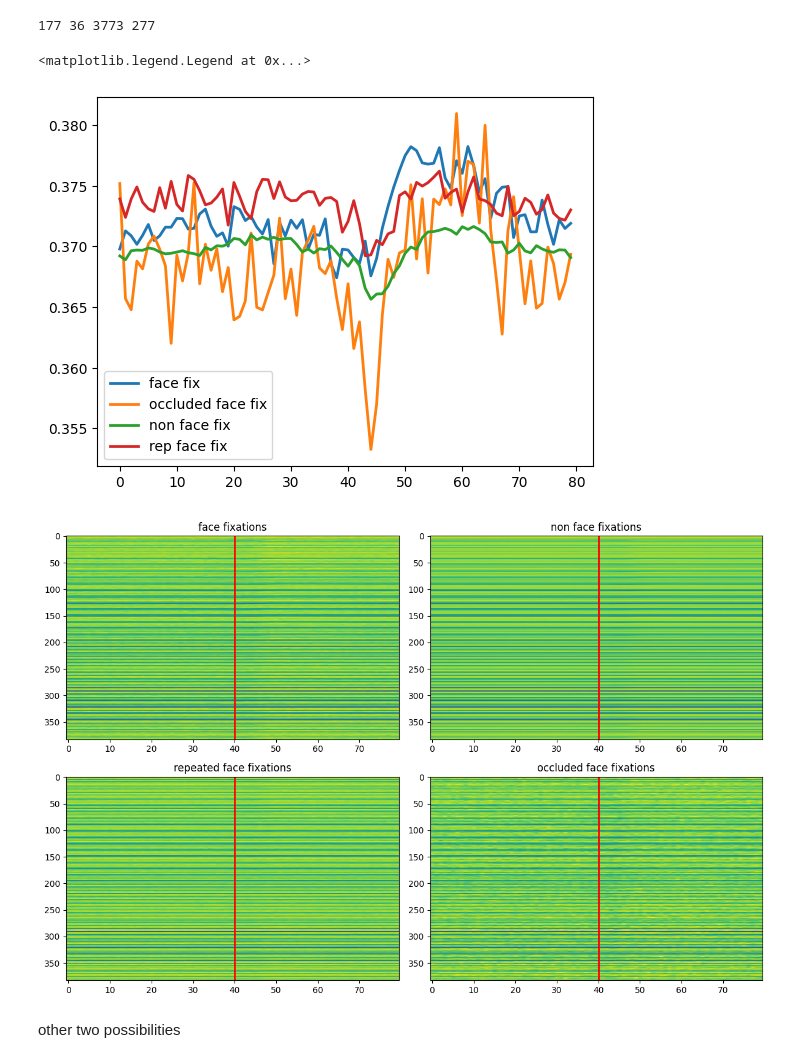
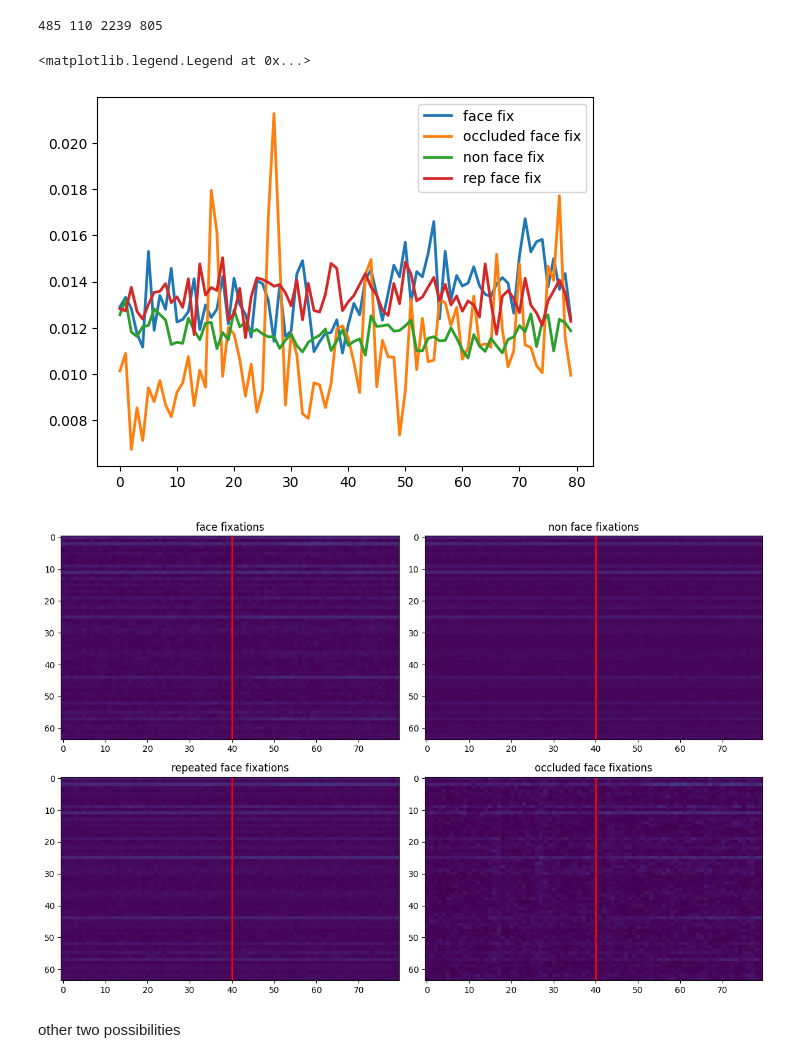
Before and after one commit to TizianoCausin01/temporal_context, a Jupyter notebook: python_scripts/scripts/face_responses_dev.ipynb, the cells around one changed output. Drawn from its saved outputs; the diff is of its cells as text; code cells hidden in the pictures.

```diff
--- a/python_scripts/scripts/face_responses_dev.ipynb
+++ b/python_scripts/scripts/face_responses_dev.ipynb
@@ -46,8 +46,8 @@ def plot_accuracy_response(title, st_idx, end_idx, acc_list, tot_face_fix, tot_n
     plt.tight_layout()
     plt.show()
 # %%
-monkey_name = "venus"
-npx = True
+monkey_name = "red"
+npx = False
 imec_n = 0
 resolution_Hz = 100
 foreperiod_len_timepts = 30
@@ -66,18 +66,18 @@ tot_face_fix, tot_occluded_face_fix, tot_non_face_fix, tot_rep_face_fix = face_f
 # %%
 print(tot_face_fix.shape[2], tot_occluded_face_fix.shape[2], tot_non_face_fix.shape[2], tot_rep_face_fix.shape[2])
 # %% [output]
-177 36 3773 277
+485 110 2239 805
 # %%
-st_idx = 100
-end_idx = 150
+st_idx = 20
+end_idx = 40
 plt.plot(np.mean(np.mean(tot_face_fix[st_idx:end_idx, :,:], axis=2), axis=0), linewidth=2)
 plt.plot(np.mean(np.mean(tot_occluded_face_fix[st_idx:end_idx, :,:], axis=2), axis=0), linewidth=2)
 plt.plot(np.mean(np.mean(tot_non_face_fix[st_idx:end_idx, :,:], axis=2), axis=0), linewidth=2)
 plt.plot(np.mean(np.mean(tot_rep_face_fix[st_idx:end_idx, :,:], axis=2), axis=0), linewidth=2)
 plt.legend(["face fix", "occluded face fix", "non face fix", "rep face fix"])
 # %% [output]
 <matplotlib.legend.Legend at 0x...>
-[figure, old version]
+[figure, new version]
 # %%
 # plots the average data
 tot_all_responses = [tot_face_fix, tot_non_face_fix, tot_rep_face_fix, tot_occluded_face_fix]
@@ -98,7 +98,7 @@ for i in range(n_plots):
 plt.tight_layout()  # automatically adjusts spacing
 plt.show()
 # %% [output]
-[figure, old version]
+[figure, new version]
 # %%
 acc_list_f_non_f = binary_classification_over_time(tot_face_fix, tot_non_face_fix, [st_idx, end_idx], 10, LogisticRegression, **{"max_iter": 1000})
 acc_list_rep = binary_classification_over_time(tot_rep_face_fix, tot_non_face_fix, [st_idx, end_idx], 10, LogisticRegression, **{"max_iter": 1000})
```
Also changed, not shown: parts of 5 cells of this notebook, 6 other files.
